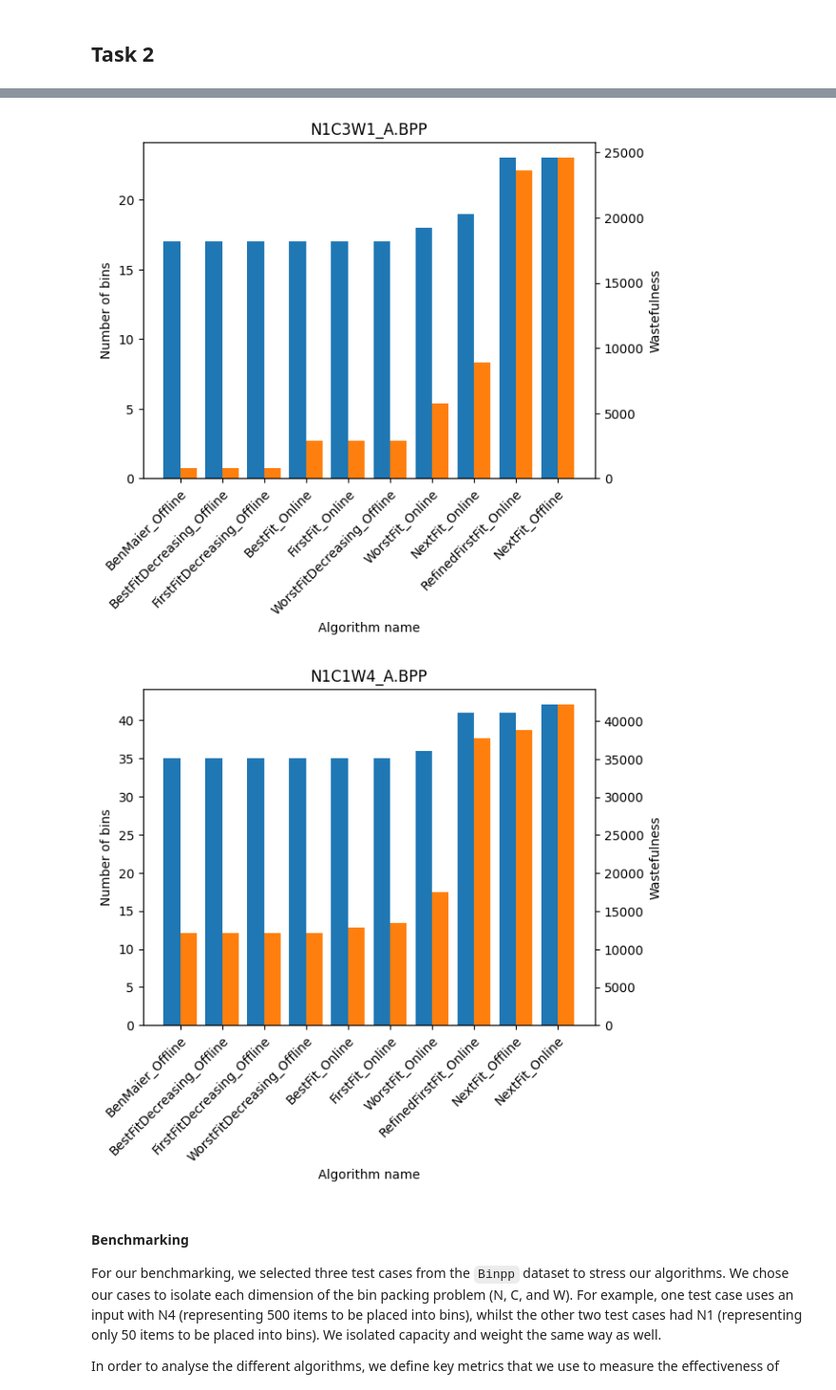
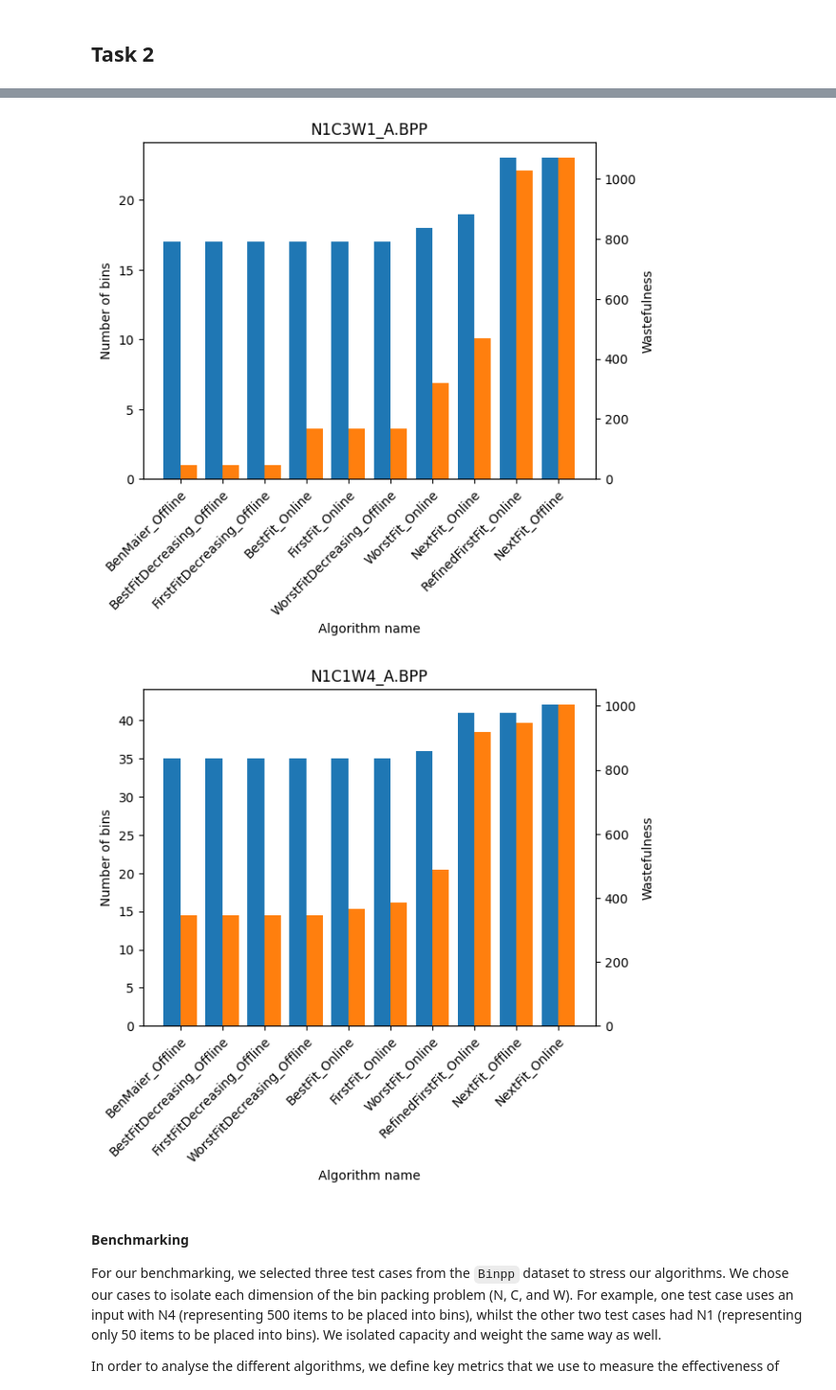
Before and after one commit to lilweege/3XB3-L2, a Jupyter notebook: report.ipynb, the cells around one changed output, grey strips where cells are left out. Shown at 95% size. Drawn from its saved outputs; the diff is of its cells as text; code cells hidden in the pictures.

Commit message:
T5 Benchmarking

```diff
--- a/report.ipynb
+++ b/report.ipynb
@@ -46,18 +46,18 @@ This number represents the weight (or size) of each item. This quantity is impor
 ## Task 2
 # %%
 # Run and visualize benchmark
-BENCHMARK_FILENAME = "outputs/pyperf_measurements.json"
+BENCHMARK_FILENAME = "outputs/pyperf_measurements_capacity.json"
 
 # Run the benchmark only if a bencmkark results file outputted by pyperf does not exist
 import os
 if not os.path.exists(BENCHMARK_FILENAME):
     print("Running benchmark. This may take some time, go get a coffee or something...")
-    !pipenv run python benchmark.py -o $BENCHMARK_FILENAME
+    !pipenv run python benchmark_capacity.py -o $BENCHMARK_FILENAME
 
 
 import matplotlib.pyplot as plt
 from pyperf import BenchmarkSuite
-from benchmark import get_case_name, get_case_data, get_algo_name, all_cases, all_offline, all_online, make_bench_name
+from benchmark_capacity import get_case_name, get_case_data, get_algo_name, all_cases, all_offline, all_online, make_bench_name
 num_cases = len(all_cases())
 benchmarks = BenchmarkSuite.load(BENCHMARK_FILENAME).get_benchmarks()
 execution_times = [bench.median() for bench in benchmarks]
@@ -93,7 +93,7 @@ for i, row in enumerate(results):
     bar1_x = [x-0.2 for x in bar_x]
     bar2_x = [x+0.2 for x in bar_x]
     data1 = [a.num_bins for a in answers]
-    data2 = [a.wastefulness*a.num_bins for a in answers]
+    data2 = [a.wastefulness for a in answers]
     ax1.bar(bar1_x, data1, width=0.4)
     _ = plt.ylabel("Number of bins")
     _ = plt.xlabel("Algorithm name")
@@ -125,5 +125,5 @@ Execution time: 10.388ms                          Execution time: 0.145ms
-[figure, old version]
+[figure, new version]
-[figure, old version]
+[figure, new version]
 # %% [markdown]
 #### Benchmarking
 For our benchmarking, we selected three test cases from the `Binpp` dataset to stress our algorithms. We chose our cases to isolate each dimension of the bin packing problem (N, C, and W). For example, one test case uses an input with N4 (representing 500 items to be placed into bins), whilst the other two test cases had N1 (representing only 50 items to be placed into bins). We isolated capacity and weight the same way as well.
```
Also changed, not shown: parts of 5 cells of this notebook, 5 other files.
